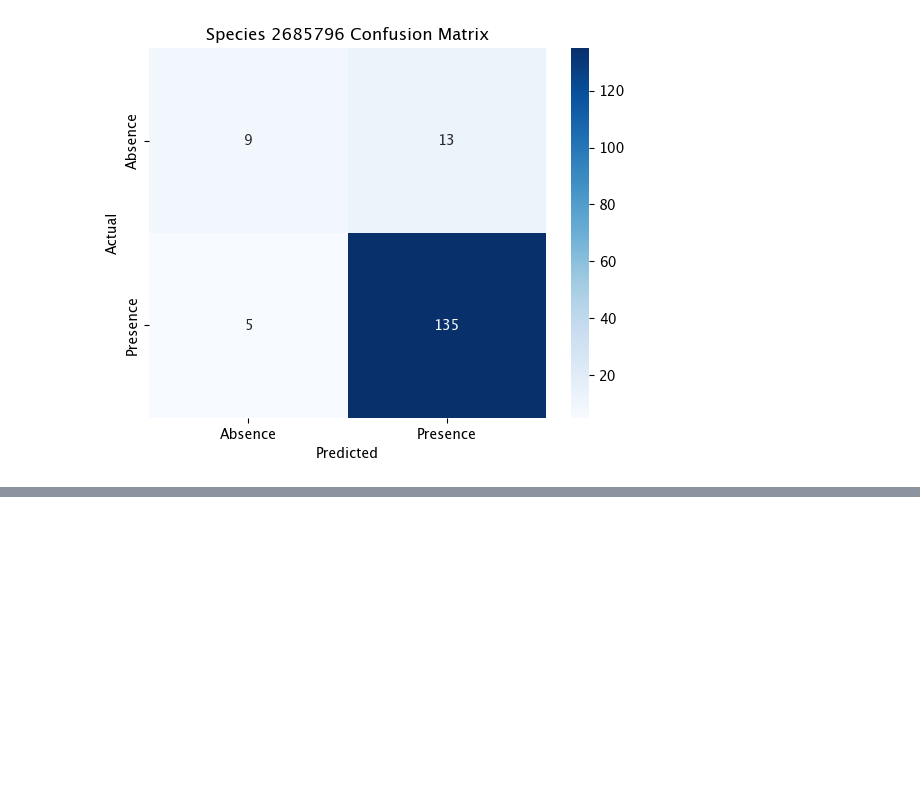
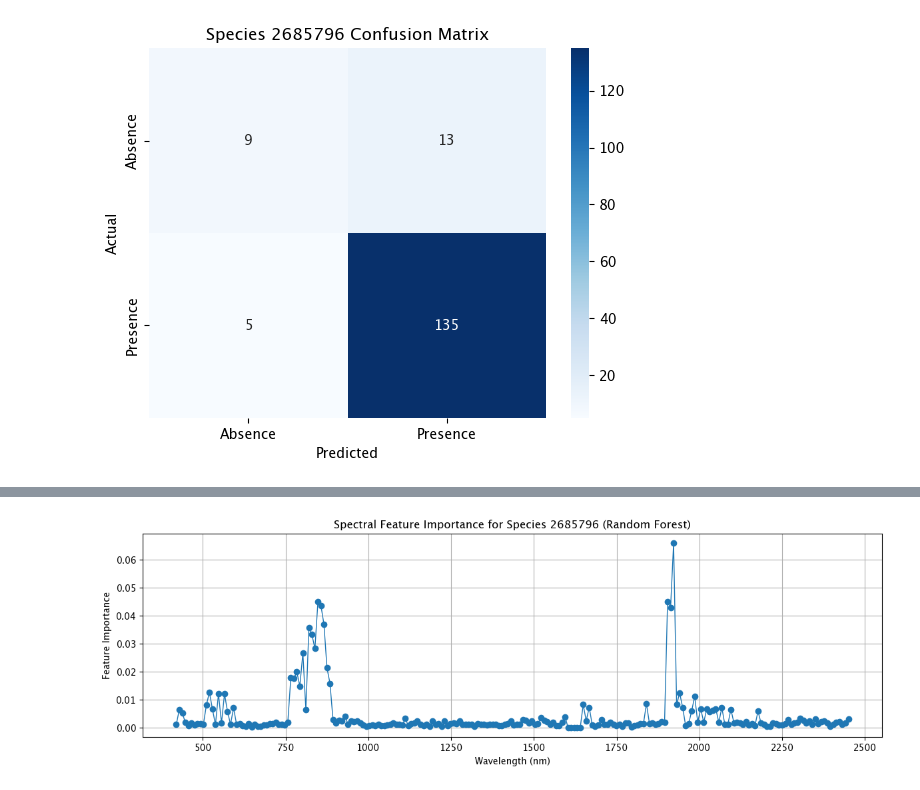
Before and after one commit to dangause/rs-hsi-botany, a Jupyter notebook: notebooks/pipeline/7_modeling.ipynb, the cells around one changed output, grey strips where cells are left out. Drawn from its saved outputs; the diff is of its cells as text; code cells hidden in the pictures; blank space fills up the shorter version.

```diff
--- a/notebooks/pipeline/7_modeling.ipynb
+++ b/notebooks/pipeline/7_modeling.ipynb
@@ -183,0 +361,35 @@ weighted avg      0.907     0.914     0.908       162
+# %%
+import numpy as np
+
+# Approximate EnMAP wavelength centers, interpolated
+wavelengths = np.linspace(420, 2450, 224)  # You can refine this if you have exact centers
+# %%
+import matplotlib.pyplot as plt
+from sklearn.ensemble import RandomForestClassifier
+
+def plot_spectral_feature_importance(df, species_col, wavelengths, model_name="Random Forest"):
+    # --- Prepare data ---
+    df_clean = df.dropna(subset=[species_col])
+    X = df_clean[[col for col in df_clean.columns if col.startswith("band_")]]
+    y = df_clean[species_col].astype(int)
+
+    # --- Train model ---
+    model = RandomForestClassifier(class_weight="balanced", random_state=42)
+    model.fit(X, y)
+
+    # --- Extract importances ---
+    importances = model.feature_importances_
+
+    # --- Plot ---
+    plt.figure(figsize=(12, 4))
+    plt.plot(wavelengths, importances, marker='o', lw=1)
+    plt.xlabel("Wavelength (nm)")
+    plt.ylabel("Feature Importance")
+    plt.title(f"Spectral Feature Importance for Species {species_col} ({model_name})")
+    plt.grid(True)
+    plt.tight_layout()
+    plt.show()
+# %%
+plot_spectral_feature_importance(df, species_col="2685796", wavelengths=wavelengths)
+# %% [output]
+[figure, added]
```
Also changed, not shown: parts of 19 cells of this notebook.
